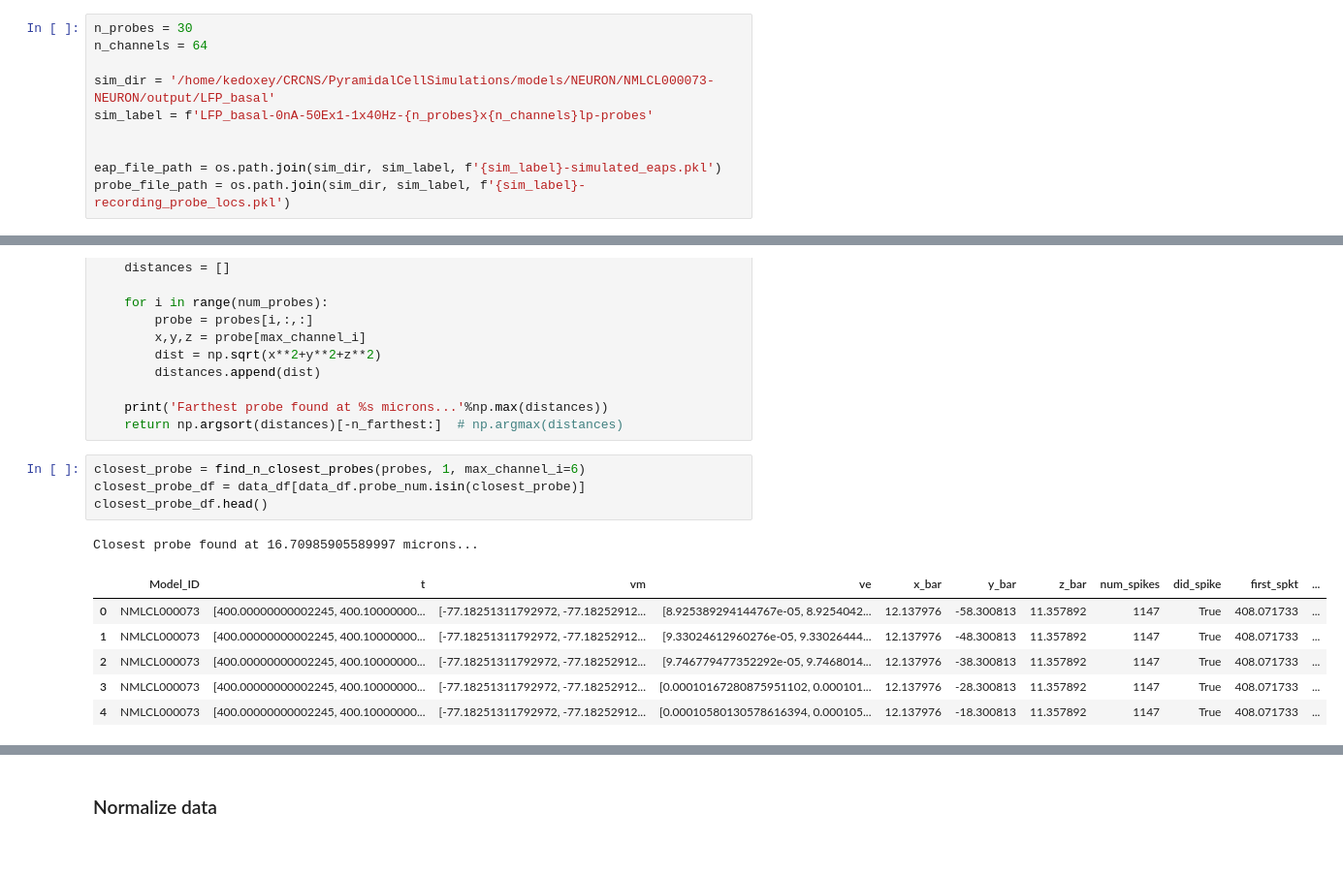
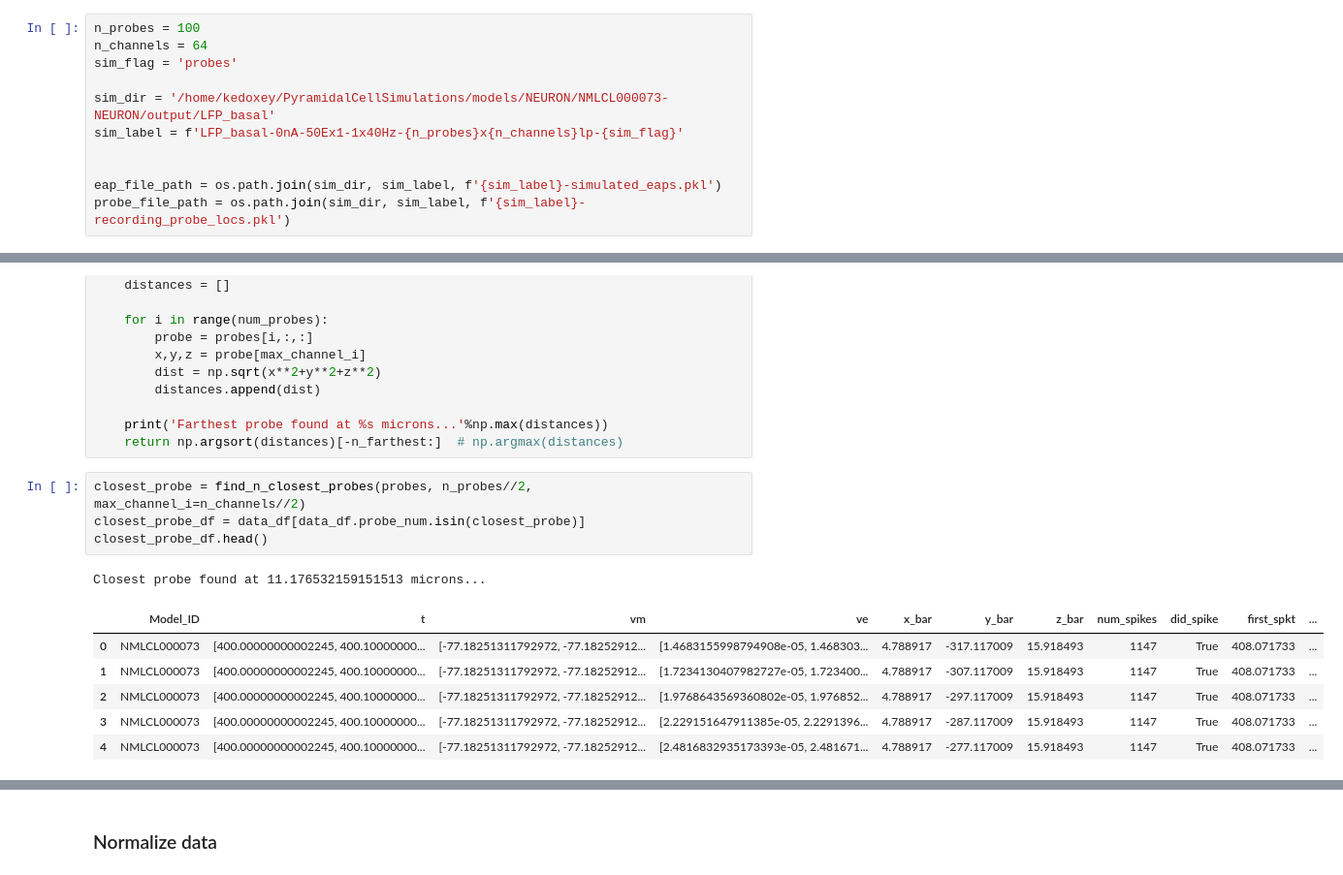
Before and after one commit to kedoxey/PyramidalCellSimulations, a Jupyter notebook: notebooks/figures/plot_linear_probes.ipynb, the cells around one changed output, grey strips where cells are left out. Shown: that part at 97% size. Saved outputs shown, nothing was run; the diff lists cells and outputs as text.

```diff
--- a/notebooks/figures/plot_linear_probes.ipynb
+++ b/notebooks/figures/plot_linear_probes.ipynb
@@ -7,11 +7,12 @@ import matplotlib.pyplot as plt
 import matplotlib as mpl
 import seaborn as sns
 # %%
-n_probes = 30
+n_probes = 100
 n_channels = 64
+sim_flag = 'probes'
 
-sim_dir = '/home/kedoxey/CRCNS/PyramidalCellSimulations/models/NEURON/NMLCL000073-NEURON/output/LFP_basal'
-sim_label = f'LFP_basal-0nA-50Ex1-1x40Hz-{n_probes}x{n_channels}lp-probes'
+sim_dir = '/home/kedoxey/PyramidalCellSimulations/models/NEURON/NMLCL000073-NEURON/output/LFP_basal'
+sim_label = f'LFP_basal-0nA-50Ex1-1x40Hz-{n_probes}x{n_channels}lp-{sim_flag}'
 
 
 eap_file_path = os.path.join(sim_dir, sim_label, f'{sim_label}-simulated_eaps.pkl')
@@ -69,14 +70,14 @@ def find_n_farthest_probes(probes, n_farthest, max_channel_i = 25):
     print('Farthest probe found at %s microns...'%np.max(distances))
     return np.argsort(distances)[-n_farthest:]  # np.argmax(distances)
 # %%
-closest_probe = find_n_closest_probes(probes, 1, max_channel_i=6)
+closest_probe = find_n_closest_probes(probes, n_probes//2, max_channel_i=n_channels//2)
 closest_probe_df = data_df[data_df.probe_num.isin(closest_probe)]
 closest_probe_df.head()
 # %% [output]
-Closest probe found at 16.70985905589997 microns...
+Closest probe found at 11.176532159151513 microns...
 |  | Model_ID | t | vm | ve | x_bar | y_bar | z_bar | num_spikes | did_spike | first_spkt | ... |
-| 0 | NMLCL000073 | [400.00000000002245, 400.10000000... | [-77.18251311792972, -77.18252912... | [8.925389294144767e-05, 8.9254042... | 12.137976 | -58.300813 | 11.357892 | 1147 | True | 408.071733 | ... |
-| 1 | NMLCL000073 | [400.00000000002245, 400.10000000... | [-77.18251311792972, -77.18252912... | [9.33024612960276e-05, 9.33026444... | 12.137976 | -48.300813 | 11.357892 | 1147 | True | 408.071733 | ... |
-| 2 | NMLCL000073 | [400.00000000002245, 400.10000000... | [-77.18251311792972, -77.18252912... | [9.746779477352292e-05, 9.7468014... | 12.137976 | -38.300813 | 11.357892 | 1147 | True | 408.071733 | ... |
-| 3 | NMLCL000073 | [400.00000000002245, 400.10000000... | [-77.18251311792972, -77.18252912... | [0.00010167280875951102, 0.000101... | 12.137976 | -28.300813 | 11.357892 | 1147 | True | 408.071733 | ... |
-| 4 | NMLCL000073 | [400.00000000002245, 400.10000000... | [-77.18251311792972, -77.18252912... | [0.00010580130578616394, 0.000105... | 12.137976 | -18.300813 | 11.357892 | 1147 | True | 408.071733 | ... |
+| 0 | NMLCL000073 | [400.00000000002245, 400.10000000... | [-77.18251311792972, -77.18252912... | [1.4683155998794908e-05, 1.468303... | 4.788917 | -317.117009 | 15.918493 | 1147 | True | 408.071733 | ... |
+| 1 | NMLCL000073 | [400.00000000002245, 400.10000000... | [-77.18251311792972, -77.18252912... | [1.7234130407982727e-05, 1.723400... | 4.788917 | -307.117009 | 15.918493 | 1147 | True | 408.071733 | ... |
+| 2 | NMLCL000073 | [400.00000000002245, 400.10000000... | [-77.18251311792972, -77.18252912... | [1.9768643569360802e-05, 1.976852... | 4.788917 | -297.117009 | 15.918493 | 1147 | True | 408.071733 | ... |
+| 3 | NMLCL000073 | [400.00000000002245, 400.10000000... | [-77.18251311792972, -77.18252912... | [2.229151647911385e-05, 2.2291396... | 4.788917 | -287.117009 | 15.918493 | 1147 | True | 408.071733 | ... |
+| 4 | NMLCL000073 | [400.00000000002245, 400.10000000... | [-77.18251311792972, -77.18252912... | [2.4816832935173393e-05, 2.481671... | 4.788917 | -277.117009 | 15.918493 | 1147 | True | 408.071733 | ... |
```
Also changed, not shown: parts of 10 cells of this notebook, 2 other files.
